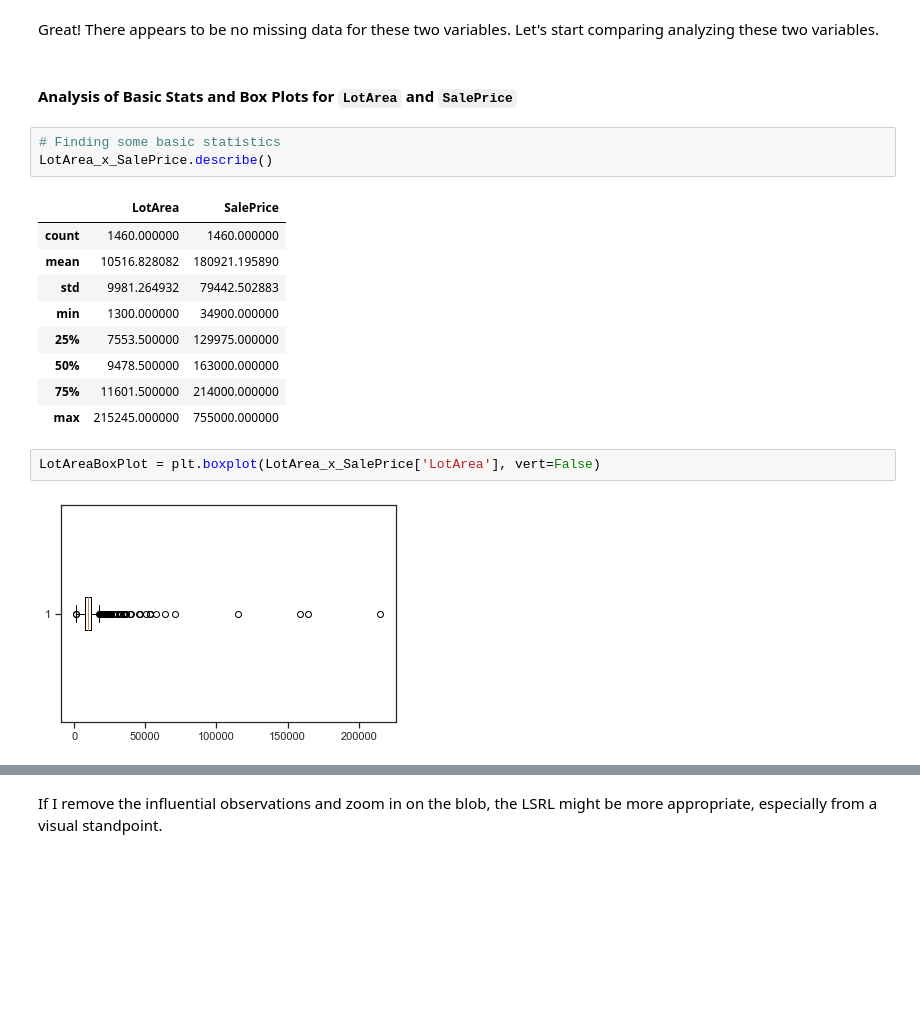
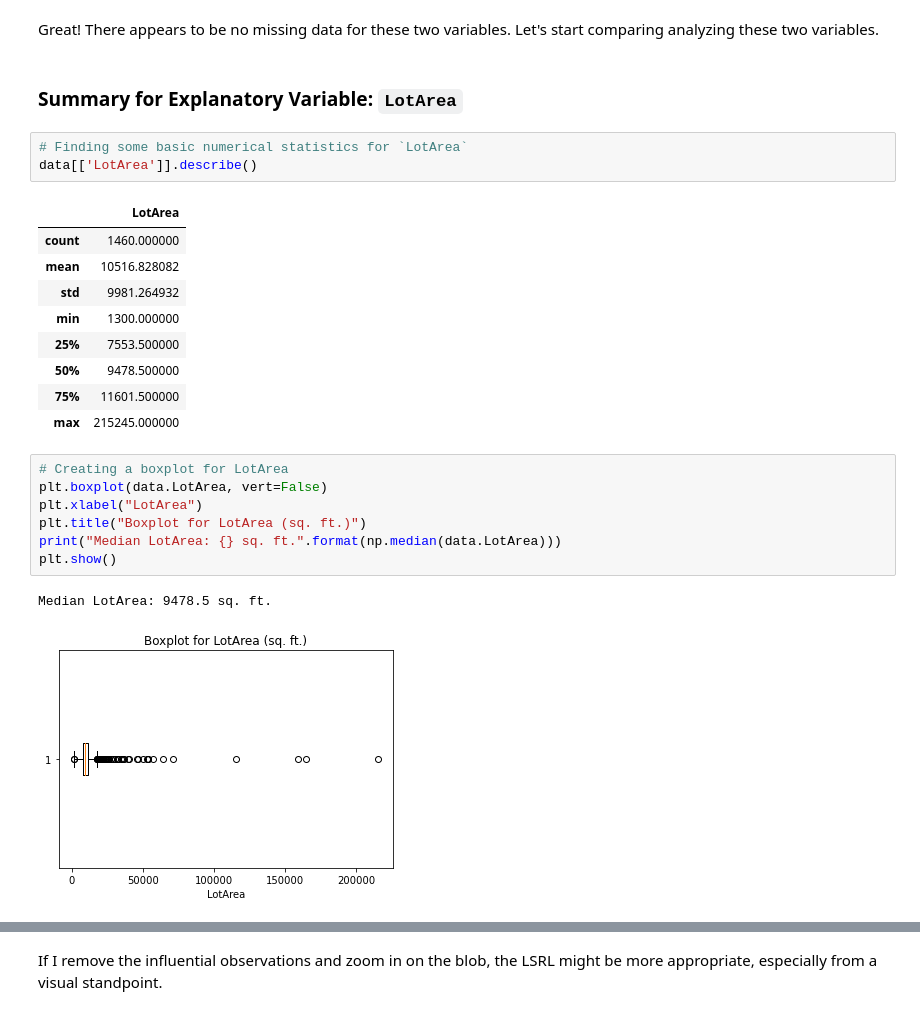
Before and after one commit to michaelhlavaty981/MTH530-AP-Statistics-I, a Jupyter notebook: LSR_Project.ipynb, the cells around one changed output, grey strips where cells are left out. Saved outputs shown, nothing was run; the diff lists cells and outputs as text; blank space fills up the shorter version.

```diff
--- a/LSR_Project.ipynb
+++ b/LSR_Project.ipynb
@@ -75,21 +75,27 @@ LotArea_x_SalePrice[LotArea_x_SalePrice.isnull().any(axis=1)]
 # %% [markdown]
 Great! There appears to be no missing data for these two variables. Let's start comparing analyzing these two variables.
 # %% [markdown]
-#### Analysis of Basic Stats and Box Plots for `LotArea` and `SalePrice`
+### Summary for Explanatory Variable: `LotArea`
 # %%
-# Finding some basic statistics
-LotArea_x_SalePrice.describe()
+# Finding some basic numerical statistics for `LotArea`
+data[['LotArea']].describe()
 # %% [output]
-|  | LotArea | SalePrice |
-| count | 1460.000000 | 1460.000000 |
-| mean | 10516.828082 | 180921.195890 |
-| std | 9981.264932 | 79442.502883 |
-| min | 1300.000000 | 34900.000000 |
-| 25% | 7553.500000 | 129975.000000 |
-| 50% | 9478.500000 | 163000.000000 |
-| 75% | 11601.500000 | 214000.000000 |
-| max | 215245.000000 | 755000.000000 |
+|  | LotArea |
+| count | 1460.000000 |
+| mean | 10516.828082 |
+| std | 9981.264932 |
+| min | 1300.000000 |
+| 25% | 7553.500000 |
+| 50% | 9478.500000 |
+| 75% | 11601.500000 |
+| max | 215245.000000 |
 # %%
-LotAreaBoxPlot = plt.boxplot(LotArea_x_SalePrice['LotArea'], vert=False)
+# Creating a boxplot for LotArea
+plt.boxplot(data.LotArea, vert=False)
+plt.xlabel("LotArea")
+plt.title("Boxplot for LotArea (sq. ft.)")
+print("Median LotArea: {} sq. ft.".format(np.median(data.LotArea)))
+plt.show()
 # %% [output]
+Median LotArea: 9478.5 sq. ft.
-[figure, old version]
+[figure, new version]
```
Also changed, not shown: parts of 29 cells of this notebook.
